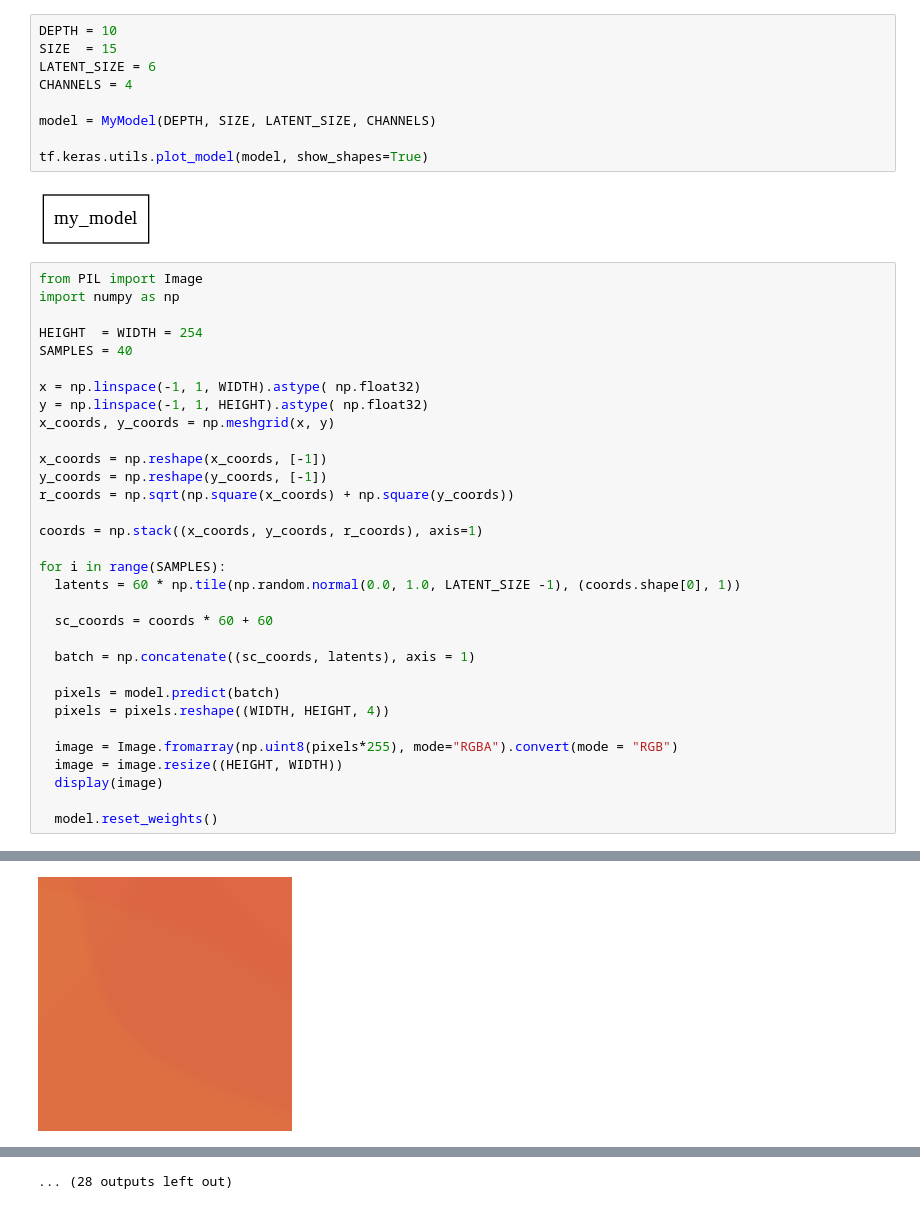
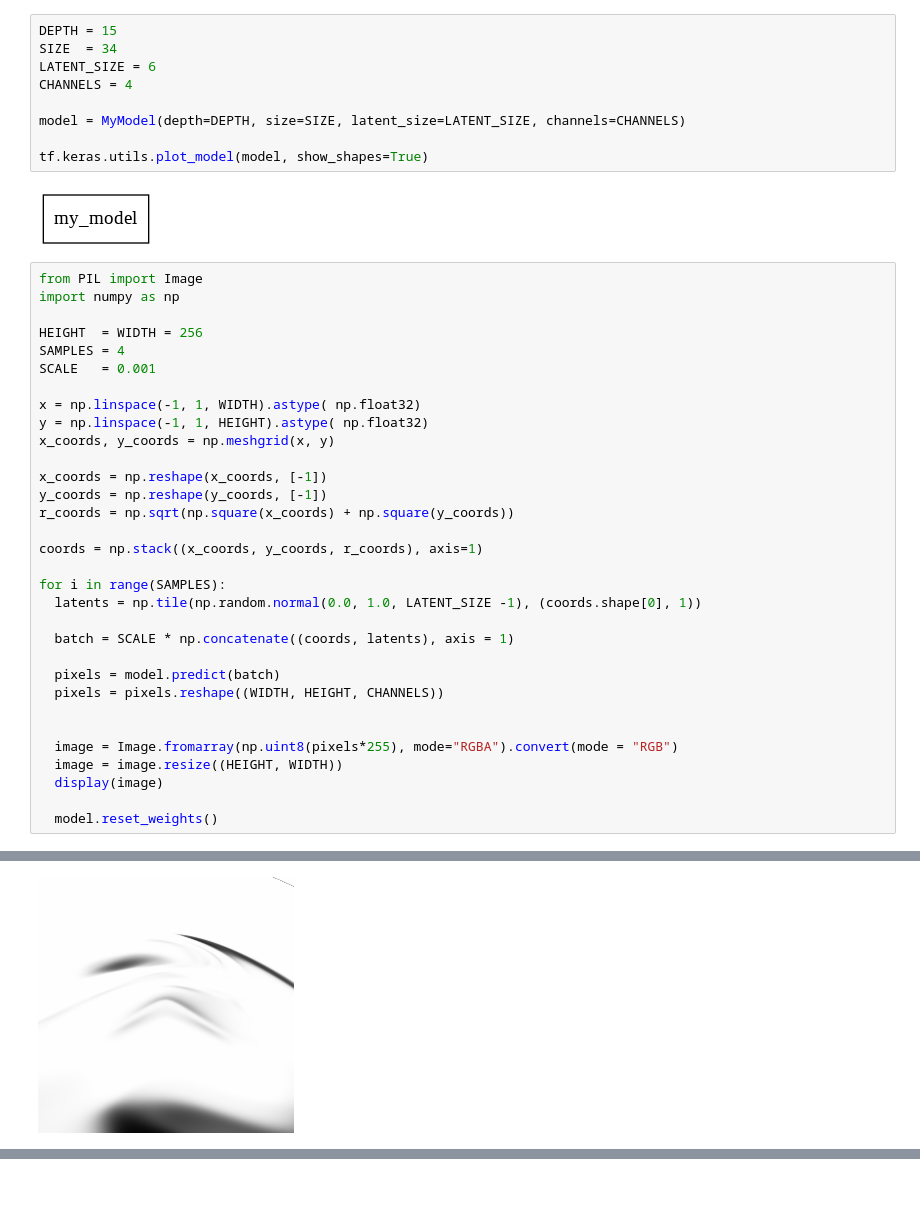
Before and after one commit to meredityman/ML_Examples, a Jupyter notebook: CPPN.ipynb, the cells around one changed output, grey strips where cells are left out. Drawn from its saved outputs; the diff is of its cells as text.

```diff
--- a/CPPN.ipynb
+++ b/CPPN.ipynb
@@ -55,10 +61,10 @@ class MyModel(tf.keras.Model):
 # %%
-DEPTH = 10
-SIZE  = 15
+DEPTH = 15
+SIZE  = 34
 LATENT_SIZE = 6
 CHANNELS = 4
 
-model = MyModel(DEPTH, SIZE, LATENT_SIZE, CHANNELS)
+model = MyModel(depth=DEPTH, size=SIZE, latent_size=LATENT_SIZE, channels=CHANNELS)
 
 tf.keras.utils.plot_model(model, show_shapes=True)
 # %% [output]
@@ -67,8 +73,9 @@ tf.keras.utils.plot_model(model, show_shapes=True)
 from PIL import Image
 import numpy as np
 
-HEIGHT  = WIDTH = 254
-SAMPLES = 40
+HEIGHT  = WIDTH = 256
+SAMPLES = 4
+SCALE   = 0.001
 
 x = np.linspace(-1, 1, WIDTH).astype( np.float32)
 y = np.linspace(-1, 1, HEIGHT).astype( np.float32)
@@ -81,14 +88,13 @@ r_coords = np.sqrt(np.square(x_coords) + np.square(y_coords))
 coords = np.stack((x_coords, y_coords, r_coords), axis=1)
 
 for i in range(SAMPLES):
-  latents = 60 * np.tile(np.random.normal(0.0, 1.0, LATENT_SIZE -1), (coords.shape[0], 1))
+  latents = np.tile(np.random.normal(0.0, 1.0, LATENT_SIZE -1), (coords.shape[0], 1))
 
-  sc_coords = coords * 60 + 60
-
-  batch = np.concatenate((sc_coords, latents), axis = 1)
+  batch = SCALE * np.concatenate((coords, latents), axis = 1)
 
   pixels = model.predict(batch)
-  pixels = pixels.reshape((WIDTH, HEIGHT, 4))
+  pixels = pixels.reshape((WIDTH, HEIGHT, CHANNELS))
+
 
   image = Image.fromarray(np.uint8(pixels*255), mode="RGBA").convert(mode = "RGB")
   image = image.resize((HEIGHT, WIDTH))
@@ -102 +108 @@ for i in range(SAMPLES):
-[figure, old version]
+[figure, new version]
@@ -111 +108,0 @@ for i in range(SAMPLES):
-... (28 outputs left out)
```
Also changed, not shown: parts of 2 cells of this notebook.
